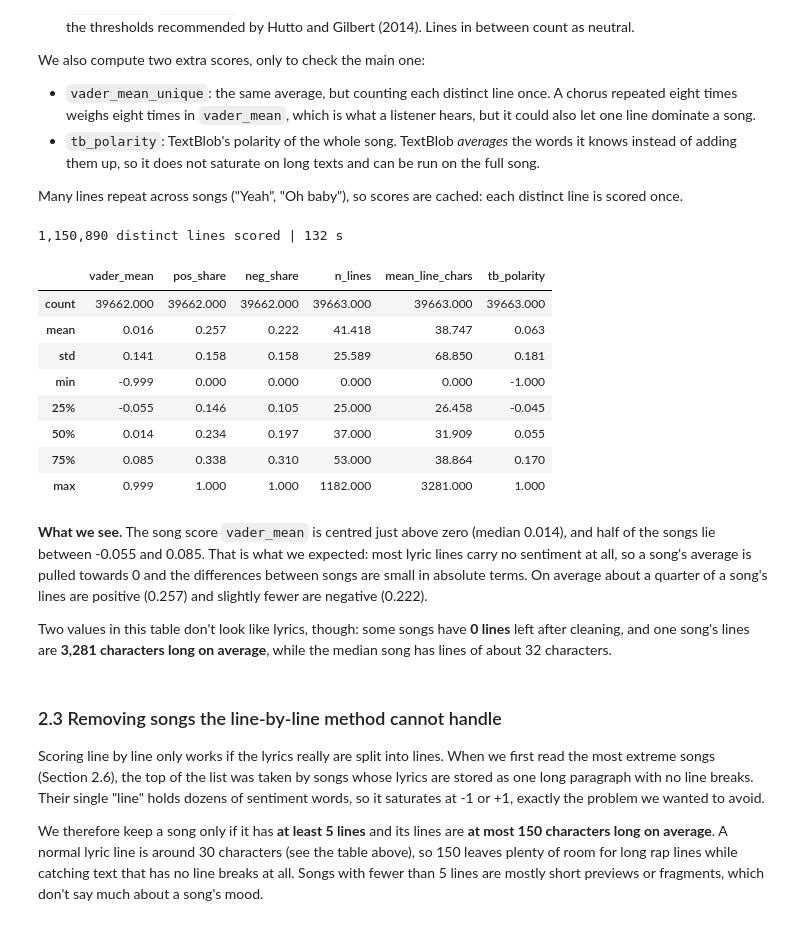
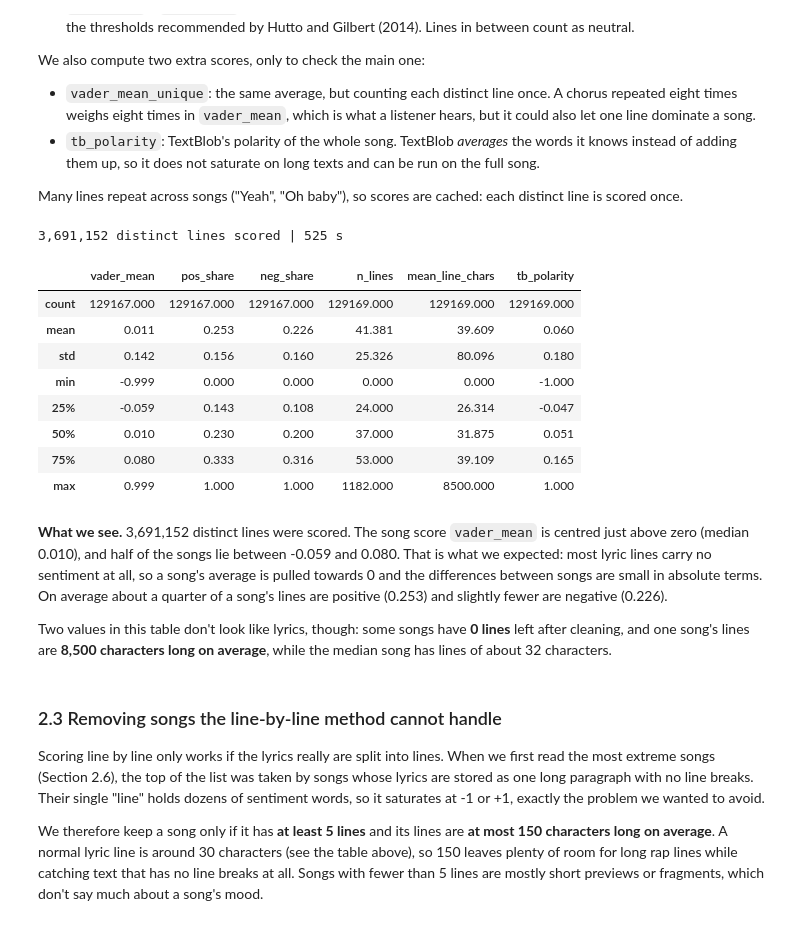
Before and after one commit to heyydaniyal/Music-Genre-Identification, a Jupyter notebook: notebooks/04_sentiment_analysis.ipynb, the cells around one changed output. Drawn from its saved outputs; the diff is of its cells as text; code cells hidden in the pictures.

```diff
--- a/notebooks/04_sentiment_analysis.ipynb
+++ b/notebooks/04_sentiment_analysis.ipynb
@@ -194,35 +184,35 @@ Many lines repeat across songs ("Yeah", "Oh baby"), so scores are cached: each d
 # %%
 start = time.time()
 line_cache = {}
-vader_scores = sentiment.vader_song_scores(sample["raw_text"], analyzer, line_cache)
-vader_unique = sentiment.vader_song_scores(sample["raw_text"], analyzer, line_cache, unique_lines=True)
-textblob_scores = sentiment.textblob_song_scores(sample["raw_text"])
+vader_scores = sentiment.vader_song_scores(songs["raw_text"], analyzer, line_cache)
+vader_unique = sentiment.vader_song_scores(songs["raw_text"], analyzer, line_cache, unique_lines=True)
+textblob_scores = sentiment.textblob_song_scores(songs["raw_text"])
 
-scores = (sample[["id", "tag", "year_clean", "views", "log_views"]]
+scores = (songs[["id", "tag", "year_clean", "views", "log_views"]]
           .join(vader_scores)
           .join(vader_unique["vader_mean"].rename("vader_mean_unique"))
           .join(textblob_scores))
 print(f"{len(line_cache):,} distinct lines scored | {time.time() - start:.0f} s")
 scores[["vader_mean", "pos_share", "neg_share", "n_lines", "mean_line_chars", "tb_polarity"]].describe().round(3)
 # %% [output]
-1,150,890 distinct lines scored | 132 s
+3,691,152 distinct lines scored | 525 s
 |  | vader_mean | pos_share | neg_share | n_lines | mean_line_chars | tb_polarity |
-| count | 39662.000 | 39662.000 | 39662.000 | 39663.000 | 39663.000 | 39663.000 |
-| mean | 0.016 | 0.257 | 0.222 | 41.418 | 38.747 | 0.063 |
-| std | 0.141 | 0.158 | 0.158 | 25.589 | 68.850 | 0.181 |
+| count | 129167.000 | 129167.000 | 129167.000 | 129169.000 | 129169.000 | 129169.000 |
+| mean | 0.011 | 0.253 | 0.226 | 41.381 | 39.609 | 0.060 |
+| std | 0.142 | 0.156 | 0.160 | 25.326 | 80.096 | 0.180 |
 | min | -0.999 | 0.000 | 0.000 | 0.000 | 0.000 | -1.000 |
-| 25% | -0.055 | 0.146 | 0.105 | 25.000 | 26.458 | -0.045 |
-| 50% | 0.014 | 0.234 | 0.197 | 37.000 | 31.909 | 0.055 |
-| 75% | 0.085 | 0.338 | 0.310 | 53.000 | 38.864 | 0.170 |
-| max | 0.999 | 1.000 | 1.000 | 1182.000 | 3281.000 | 1.000 |
+| 25% | -0.059 | 0.143 | 0.108 | 24.000 | 26.314 | -0.047 |
+| 50% | 0.010 | 0.230 | 0.200 | 37.000 | 31.875 | 0.051 |
+| 75% | 0.080 | 0.333 | 0.316 | 53.000 | 39.109 | 0.165 |
+| max | 0.999 | 1.000 | 1.000 | 1182.000 | 8500.000 | 1.000 |
 # %% [markdown]
-**What we see.** The song score `vader_mean` is centred just above zero (median 0.014), and half of the songs lie between
--0.055 and 0.085. That is what we expected: most lyric lines carry no sentiment at all, so a song's average is pulled
-towards 0 and the differences between songs are small in absolute terms. On average about a quarter of a song's lines
-are positive (0.257) and slightly fewer are negative (0.222).
+**What we see.** 3,691,152 distinct lines were scored. The song score `vader_mean` is centred just above zero (median
+0.010), and half of the songs lie between -0.059 and 0.080. That is what we expected: most lyric lines carry no sentiment
+at all, so a song's average is pulled towards 0 and the differences between songs are small in absolute terms. On
+average about a quarter of a song's lines are positive (0.253) and slightly fewer are negative (0.226).
 
 Two values in this table don't look like lyrics, though: some songs have **0 lines** left after cleaning, and one song's
-lines are **3,281 characters long on average**, while the median song has lines of about 32 characters.
+lines are **8,500 characters long on average**, while the median song has lines of about 32 characters.
 # %% [markdown]
 ### 2.3 Removing songs the line-by-line method cannot handle
 
```
Also changed, not shown: parts of 29 cells of this notebook, 14 other files.
